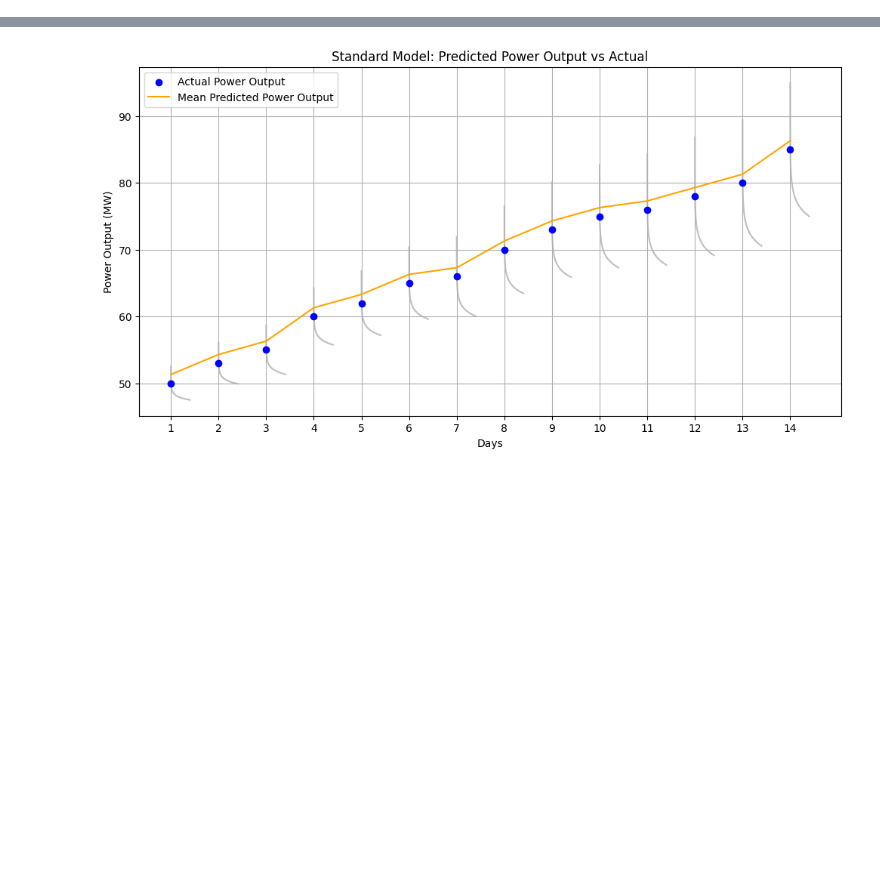
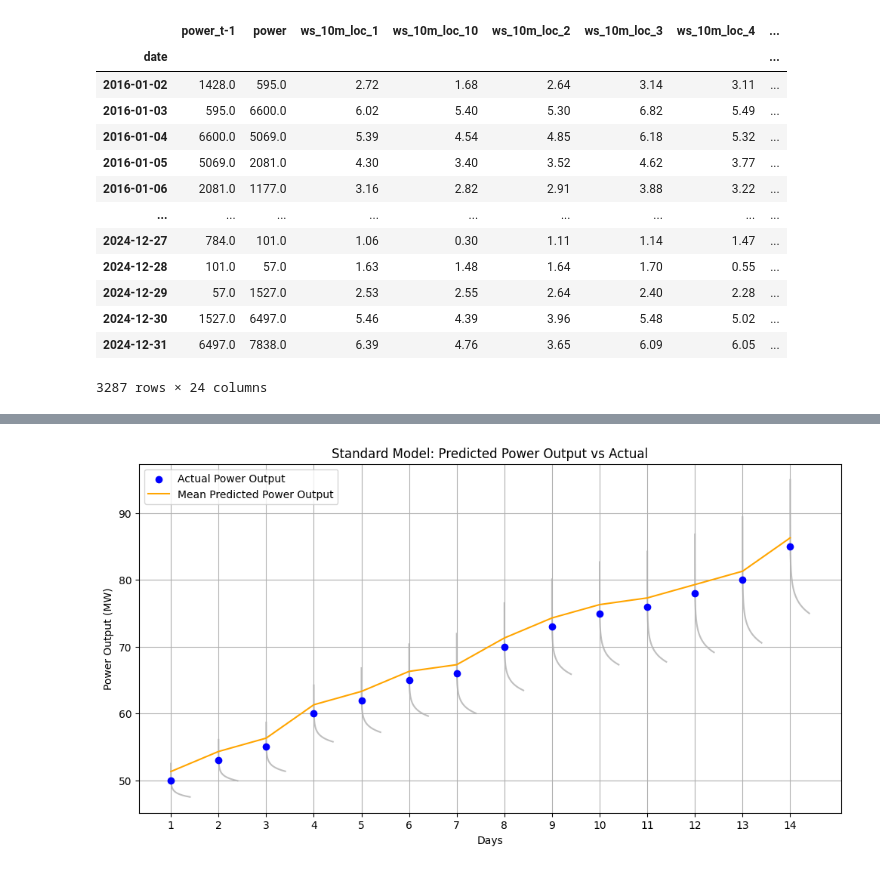
Before and after one commit to Manuel3567/master-thesis, a Jupyter notebook: notebooks/002_electricity_generation.ipynb, the cells around one changed output, grey strips where cells are left out. Saved outputs shown, nothing was run; the diff lists cells and outputs as text; code cells hidden in the pictures; blank space fills up the shorter version.

```diff
--- a/notebooks/002_electricity_generation.ipynb
+++ b/notebooks/002_electricity_generation.ipynb
@@ -39,0 +52,21 @@ minute_to_daily_50Hertz(df)
+# %%
+def delay(df, delays: int | list[int], columns: None | str | list[str] = None):
+
+    if columns is None:
+        columns = df.columns
+    elif isinstance(columns, str):
+        columns = [columns]
+
+    if isinstance(df, pd.Series):
+        df = df.to_frame()
+
+    dfs = [df]
+
+    if isinstance(delays, int):
+        delays = range(1, delays + 1)
+    for t in delays:
+        delayed_df = df.loc[:, columns].shift(t)
+        delayed_df.columns = [f"{c}_t-{t}" for c in delayed_df.columns]
+        dfs.append(delayed_df)
+    vstacked_df = pd.concat(reversed(dfs), axis=1).dropna()
+    return vstacked_df
@@ -39,0 +100,18 @@ minute_to_daily_50Hertz(df)
+# %%
+df_daily_time_delay = delay(df_daily_time, 1, "power")
+df_daily_time_delay
+# %% [output]
+|  | power_t-1 | power | ws_10m_loc_1 | ws_10m_loc_10 | ws_10m_loc_2 | ws_10m_loc_3 | ws_10m_loc_4 | ... |
+| date |  |  |  |  |  |  |  | ... |
+| 2016-01-02 | 1428.0 | 595.0 | 2.72 | 1.68 | 2.64 | 3.14 | 3.11 | ... |
+| 2016-01-03 | 595.0 | 6600.0 | 6.02 | 5.40 | 5.30 | 6.82 | 5.49 | ... |
+| 2016-01-04 | 6600.0 | 5069.0 | 5.39 | 4.54 | 4.85 | 6.18 | 5.32 | ... |
+| 2016-01-05 | 5069.0 | 2081.0 | 4.30 | 3.40 | 3.52 | 4.62 | 3.77 | ... |
+| 2016-01-06 | 2081.0 | 1177.0 | 3.16 | 2.82 | 2.91 | 3.88 | 3.22 | ... |
+| ... | ... | ... | ... | ... | ... | ... | ... | ... |
+| 2024-12-27 | 784.0 | 101.0 | 1.06 | 0.30 | 1.11 | 1.14 | 1.47 | ... |
+| 2024-12-28 | 101.0 | 57.0 | 1.63 | 1.48 | 1.64 | 1.70 | 0.55 | ... |
+| 2024-12-29 | 57.0 | 1527.0 | 2.53 | 2.55 | 2.64 | 2.40 | 2.28 | ... |
+| 2024-12-30 | 1527.0 | 6497.0 | 5.46 | 4.39 | 3.96 | 5.48 | 5.02 | ... |
+| 2024-12-31 | 6497.0 | 7838.0 | 6.39 | 4.76 | 3.65 | 6.09 | 6.05 | ... |
+3287 rows × 24 columns
```
Also changed, not shown: parts of 13 cells of this notebook, 7 other files.
